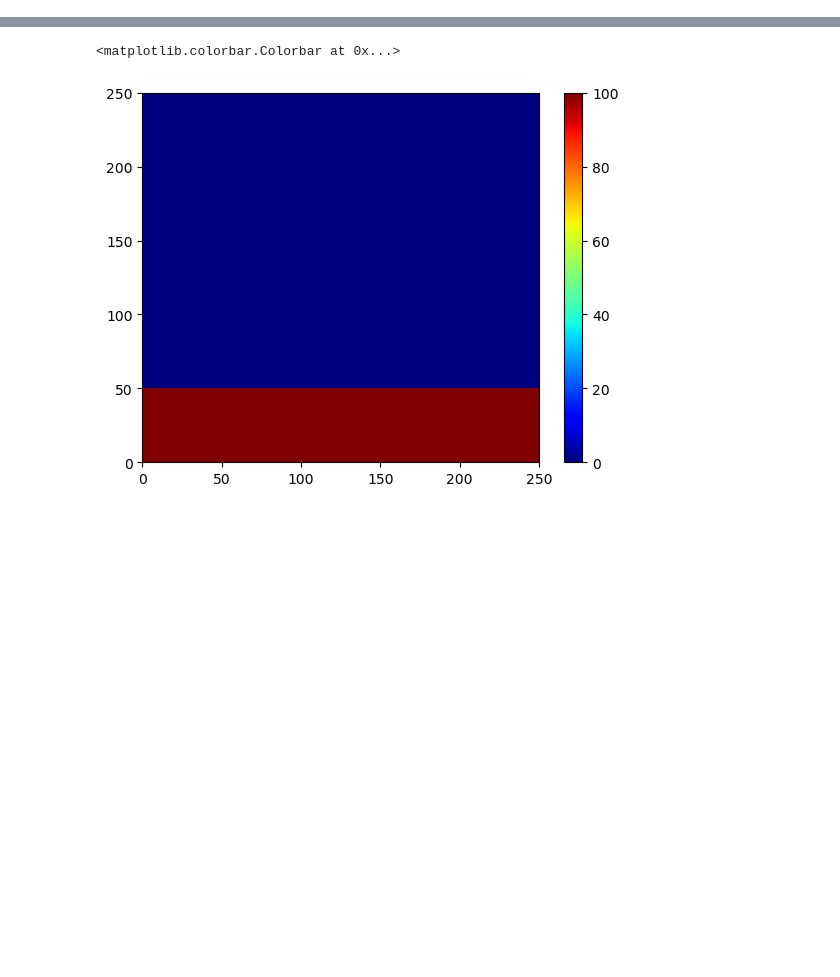
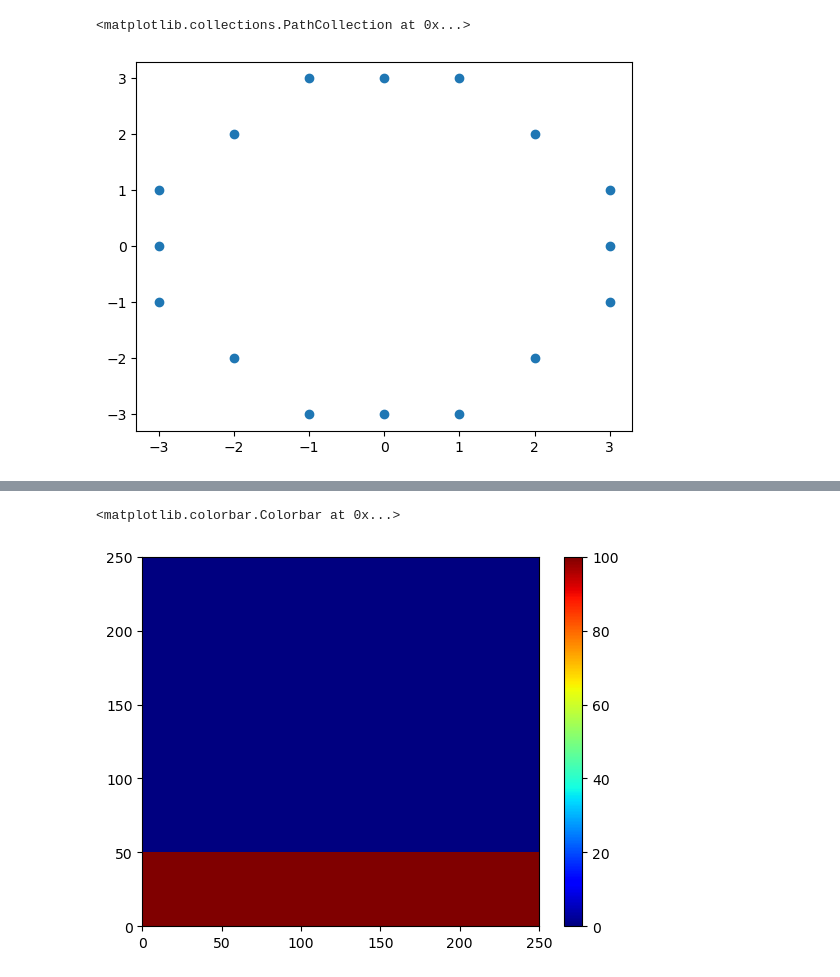
Before and after one commit to Maciej1407/ChemotaxA, a Jupyter notebook: efficiency.ipynb, the cells around one changed output, grey strips where cells are left out. Drawn from its saved outputs; the diff is of its cells as text; code cells hidden in the pictures; blank space fills up the shorter version.

```diff
--- a/efficiency.ipynb
+++ b/efficiency.ipynb
@@ -72,0 +75,40 @@ class Cell():
+# %%
+def circle_points(center, radius):
+    """
+    Calculate all points within a circle in a 2D grid using a rasterization approach,
+    returning the points as an array of arrays.
+
+    Parameters:
+        center (tuple): The (x, y) coordinates of the circle's center.
+        radius (int): Radius of the circle.
+
+    Returns:
+        list: A list of [x, y] points inside the circle.
+    """
+    cx, cy = center
+    radius_squared = radius ** 2
+    points = []
+
+    # Use the midpoint circle algorithm to find points
+    x, y = radius, 0
+    decision = 1 - radius
+
+    while x >= y:
+        # Add the points for each octant of the circle as lists
+        points.extend([
+            [cx + x, cy + y], [cx - x, cy + y], [cx + x, cy - y], [cx - x, cy - y],
+            [cx + y, cy + x], [cx - y, cy + x], [cx + y, cy - x], [cx - y, cy - x]
+        ])
+
+        y += 1
+        if decision <= 0:
+            decision += 2 * y + 1
+        else:
+            x -= 1
+            decision += 2 * (y - x) + 1
+
+    # Filter points to ensure they are within the bounds of the grid (optional)
+    points = [list(item) for item in set(tuple(point) for point in points)]  # Remove duplicates
+    return np.array(points)
+# %%
+test = circle_points( (0,0),3)
@@ -72,0 +134,5 @@ class Cell():
+# %%
+plt.scatter(test[:,0], test[:,1])
+# %% [output]
+<matplotlib.collections.PathCollection at 0x...>
+[figure, added]
```
Also changed, not shown: parts of 14 cells of this notebook, 1 other file.
